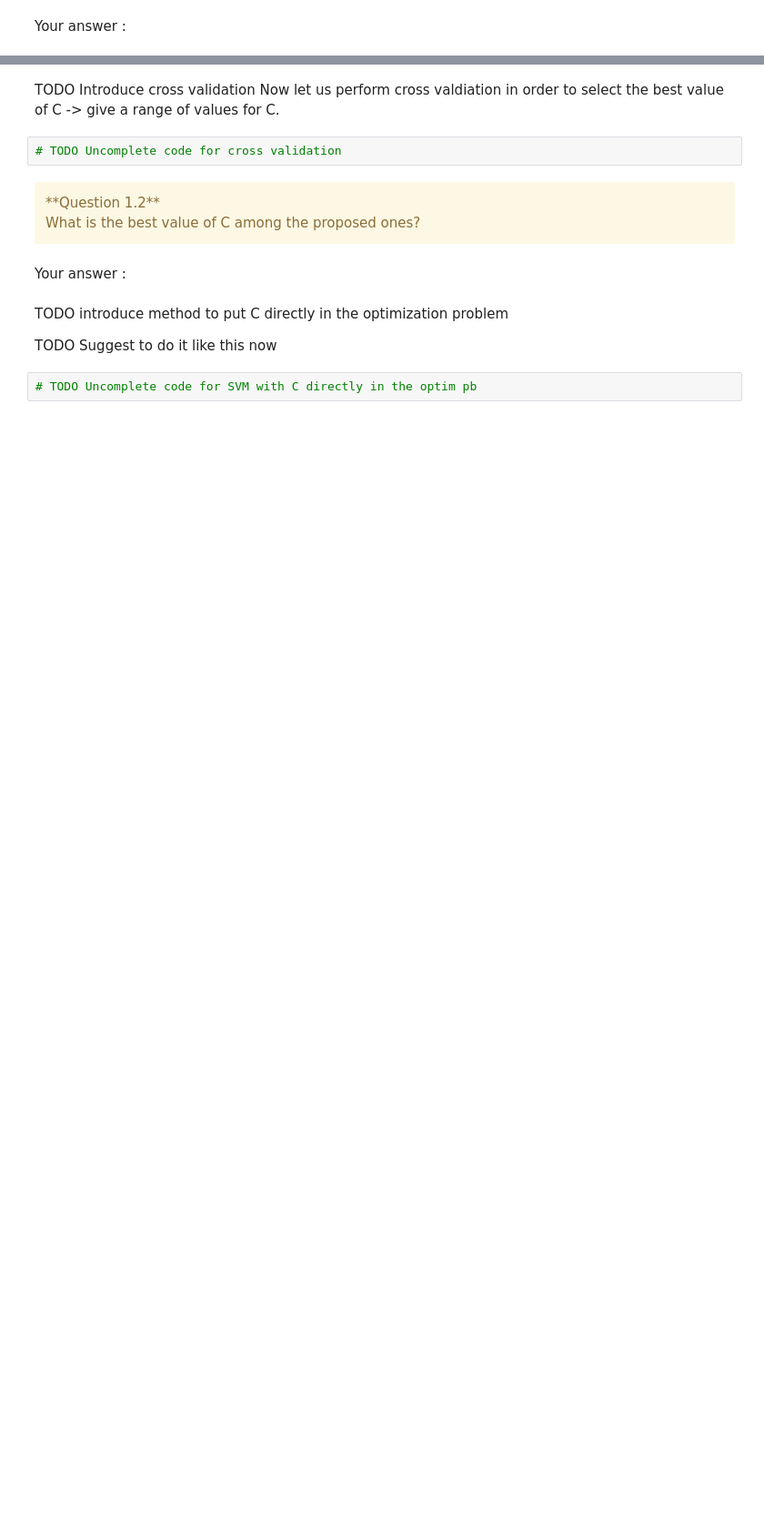
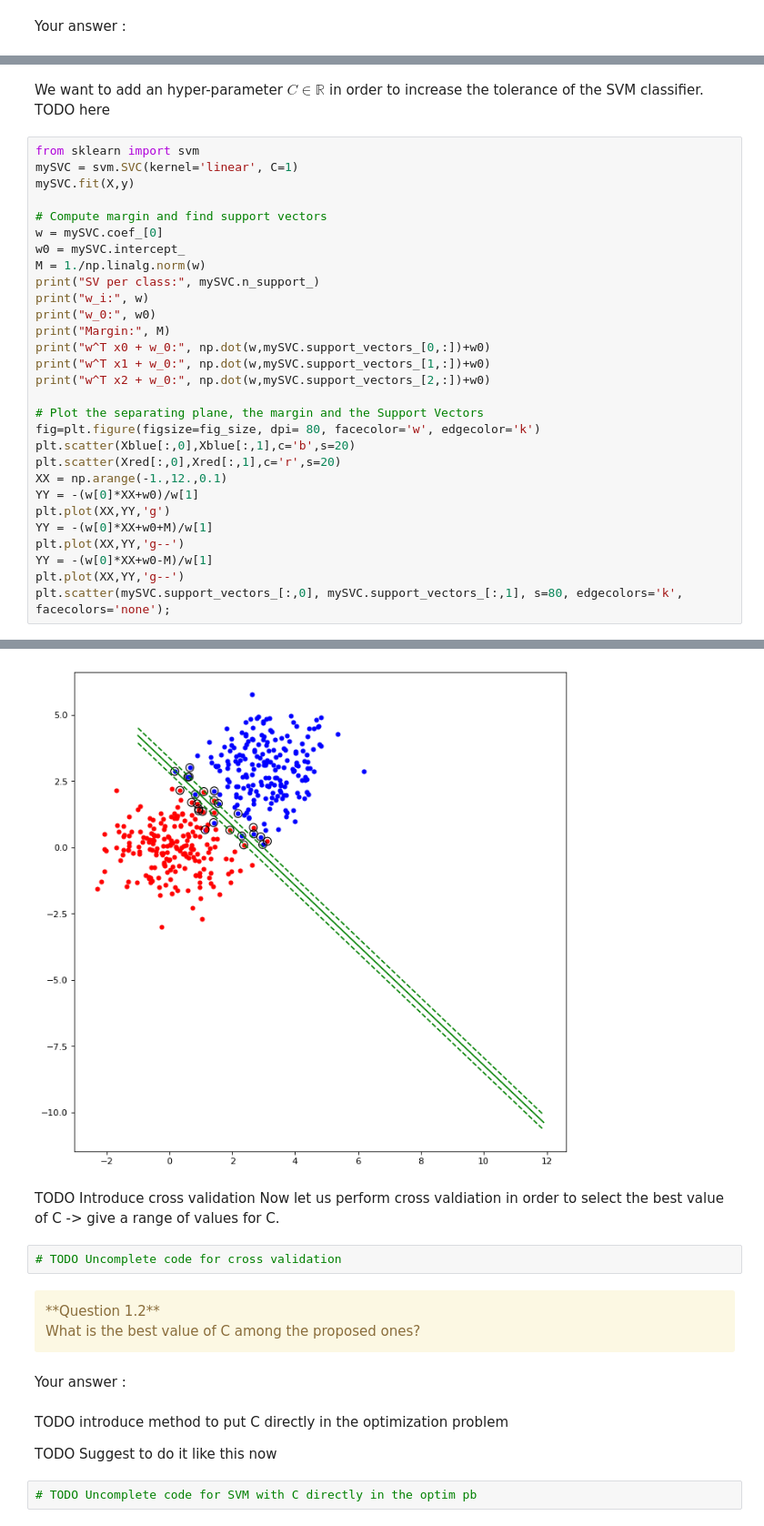
Before and after one commit to erwanlecarpentier/MLclass, a Jupyter notebook: Practice/SVMs/SVM.ipynb, the cells around one changed output, grey strips where cells are left out. Shown: that part at 91% size. Saved outputs shown, nothing was run; the diff lists cells and outputs as text; blank space fills up the shorter version.

```diff
--- a/Practice/SVMs/SVM.ipynb
+++ b/Practice/SVMs/SVM.ipynb
@@ -38,0 +60,33 @@ TODO Say to use scikit-learn to train an SVM classifier on those data
+# %% [markdown]
+We want to add an hyper-parameter $C \in \mathbb{R}$ in order to increase the tolerance of the SVM classifier.<br>
+TODO here
+# %%
+from sklearn import svm
+mySVC = svm.SVC(kernel='linear', C=1)
+mySVC.fit(X,y)
+
+# Compute margin and find support vectors
+w = mySVC.coef_[0]
+w0 = mySVC.intercept_
+M = 1./np.linalg.norm(w)
+print("SV per class:", mySVC.n_support_)
+print("w_i:", w)
+print("w_0:", w0)
+print("Margin:", M)
+print("w^T x0 + w_0:", np.dot(w,mySVC.support_vectors_[0,:])+w0)
+print("w^T x1 + w_0:", np.dot(w,mySVC.support_vectors_[1,:])+w0)
+print("w^T x2 + w_0:", np.dot(w,mySVC.support_vectors_[2,:])+w0)
+
+# Plot the separating plane, the margin and the Support Vectors
+fig=plt.figure(figsize=fig_size, dpi= 80, facecolor='w', edgecolor='k')
+plt.scatter(Xblue[:,0],Xblue[:,1],c='b',s=20)
+plt.scatter(Xred[:,0],Xred[:,1],c='r',s=20)
+XX = np.arange(-1.,12.,0.1)
+YY = -(w[0]*XX+w0)/w[1]
+plt.plot(XX,YY,'g')
+YY = -(w[0]*XX+w0+M)/w[1]
+plt.plot(XX,YY,'g--')
+YY = -(w[0]*XX+w0-M)/w[1]
+plt.plot(XX,YY,'g--')
+plt.scatter(mySVC.support_vectors_[:,0], mySVC.support_vectors_[:,1], s=80, edgecolors='k', facecolors='none');
+# %% [output]
@@ -39,3 +100,4 @@ TODO Say to use scikit-learn to train an SVM classifier on those data
+[figure, added]
 # %% [markdown]
 TODO Introduce cross validation
 Now let us perform cross valdiation in order to select the best value of C -> give a range of values for C.
```
Also changed, not shown: parts of 14 cells of this notebook, 2 other files.
